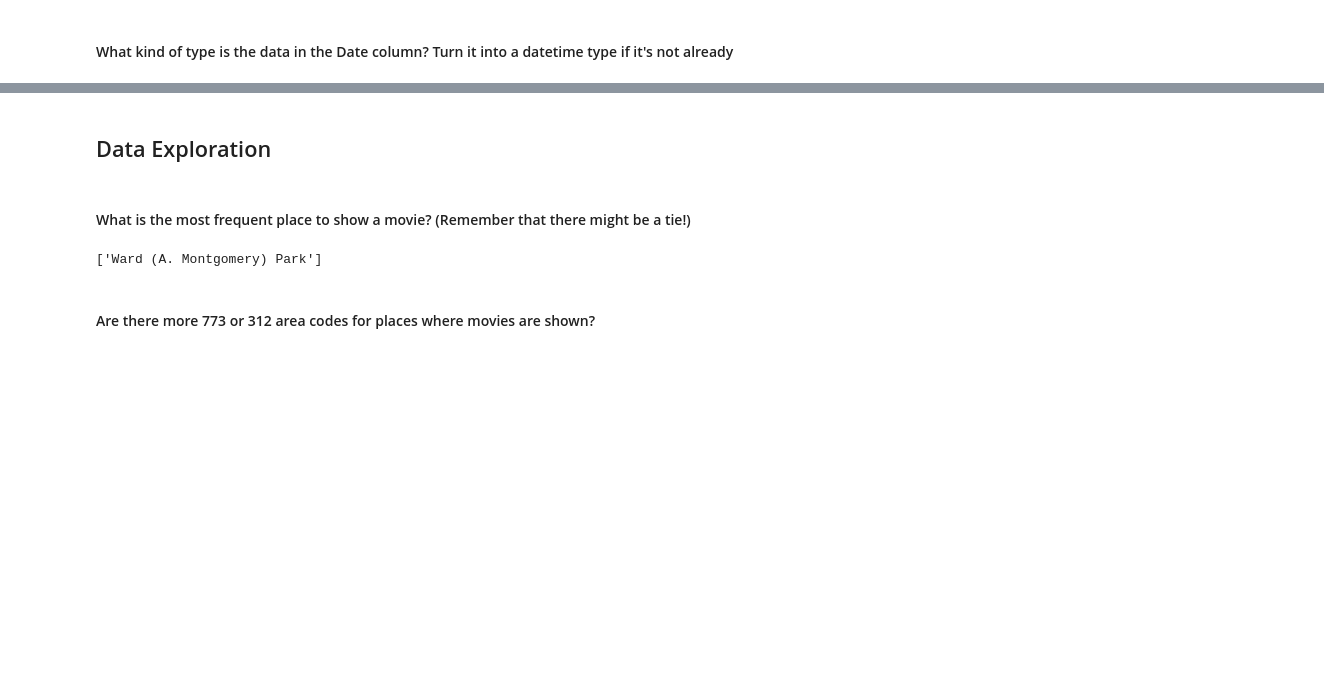
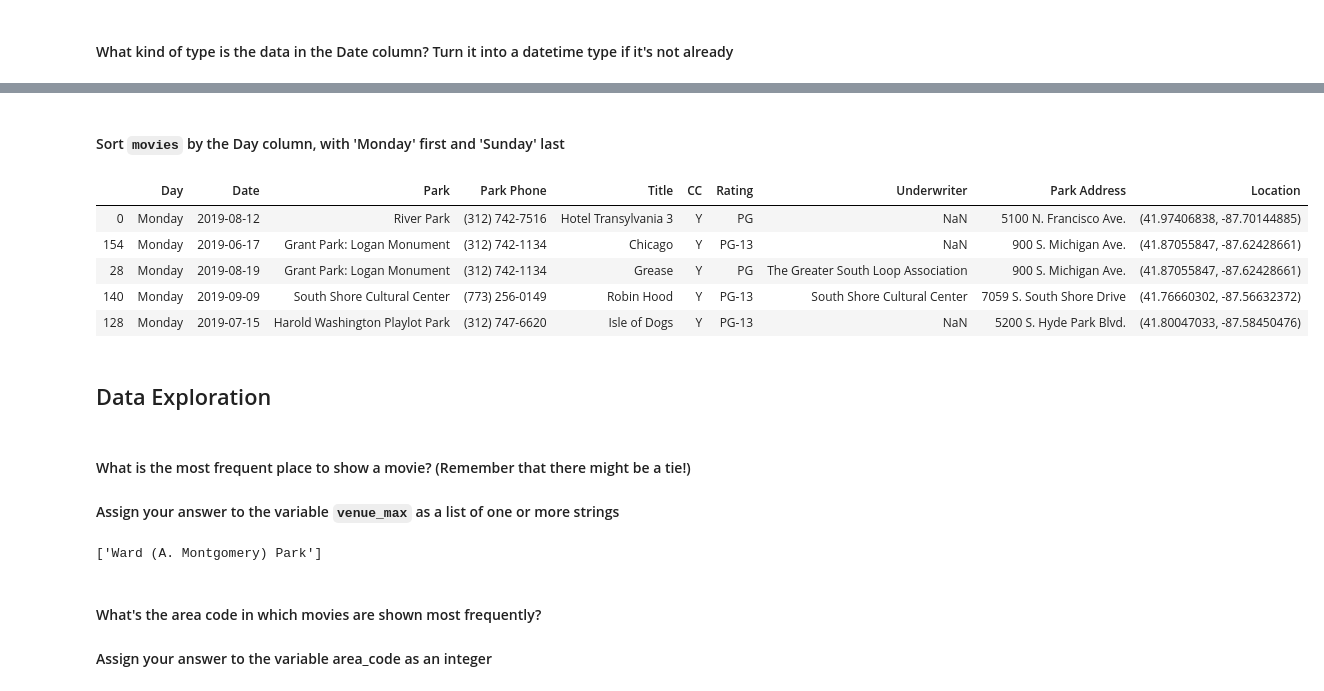
Before and after one commit to learn-co-students/dsc-chi-warmup-pandas1, a Jupyter notebook: index.ipynb, the cells around one changed output, grey strips where cells are left out. Saved outputs shown, nothing was run; the diff lists cells and outputs as text; code cells hidden in the pictures; blank space fills up the shorter version.

```diff
--- a/index.ipynb
+++ b/index.ipynb
@@ -89,7 +86,34 @@ Categories (7, object): [Mon < Tue < Wed < Thu < Fri < Sat < Sun]
+# %% [markdown]
+#### Sort `movies` by the Day column, with 'Monday' first and 'Sunday' last
+# %%
+
+# Turn Day column into an ordered categorical and sort
+# this allows us to define a 'sort order'
+movies.Day = pd.Categorical(
+    movies.Day,
+    categories = [
+        'Monday', 'Tuesday', 'Wednesday',
+        'Thursday', 'Friday', 'Saturday',
+        'Sunday'
+    ],
+    ordered=True
+    )
+
+movies.sort_values('Day', ascending=True, inplace=True)
+movies.head()
+# %% [output]
+|  | Day | Date | Park | Park Phone | Title | CC | Rating | Underwriter | Park Address | Location |
+| 0 | Monday | 2019-08-12 | River Park | (312) 742-7516 | Hotel Transylvania 3 | Y | PG | NaN | 5100 N. Francisco Ave. | (41.97406838, -87.70144885) |
+| 154 | Monday | 2019-06-17 | Grant Park: Logan Monument | (312) 742-1134 | Chicago | Y | PG-13 | NaN | 900 S. Michigan Ave. | (41.87055847, -87.62428661) |
+| 28 | Monday | 2019-08-19 | Grant Park: Logan Monument | (312) 742-1134 | Grease | Y | PG | The Greater South Loop Association | 900 S. Michigan Ave. | (41.87055847, -87.62428661) |
+| 140 | Monday | 2019-09-09 | South Shore Cultural Center | (773) 256-0149 | Robin Hood | Y | PG-13 | South Shore Cultural Center | 7059 S. South Shore Drive | (41.76660302, -87.56632372) |
+| 128 | Monday | 2019-07-15 | Harold Washington Playlot Park | (312) 747-6620 | Isle of Dogs | Y | PG-13 | NaN | 5200 S. Hyde Park Blvd. | (41.80047033, -87.58450476) |
 # %% [markdown]
 ## Data Exploration
 # %% [markdown]
 #### What is the most frequent place to show a movie?  (Remember that there might be a tie!)
+
+#### Assign your answer to the variable `venue_max` as a list of one or more strings
 # %%
 venue_counts = (
     movies
@@ -103,7 +131,9 @@ venue_counts[venue_counts==max_spot].index.tolist()
 # %% [output]
 ['Ward (A. Montgomery) Park']
-# %% [markdown]
-#### Are there more 773 or 312 area codes for places where movies are shown?
+# %% [markdown]
+#### What's the area code in which movies are shown most frequently?
+
+#### Assign your answer to the variable area_code as an integer
 # %%
 movies['area_code'] = [num[1:4] for num in movies['Park Phone']]
 
```
Also changed, not shown: parts of 23 cells of this notebook, 4 other files.
